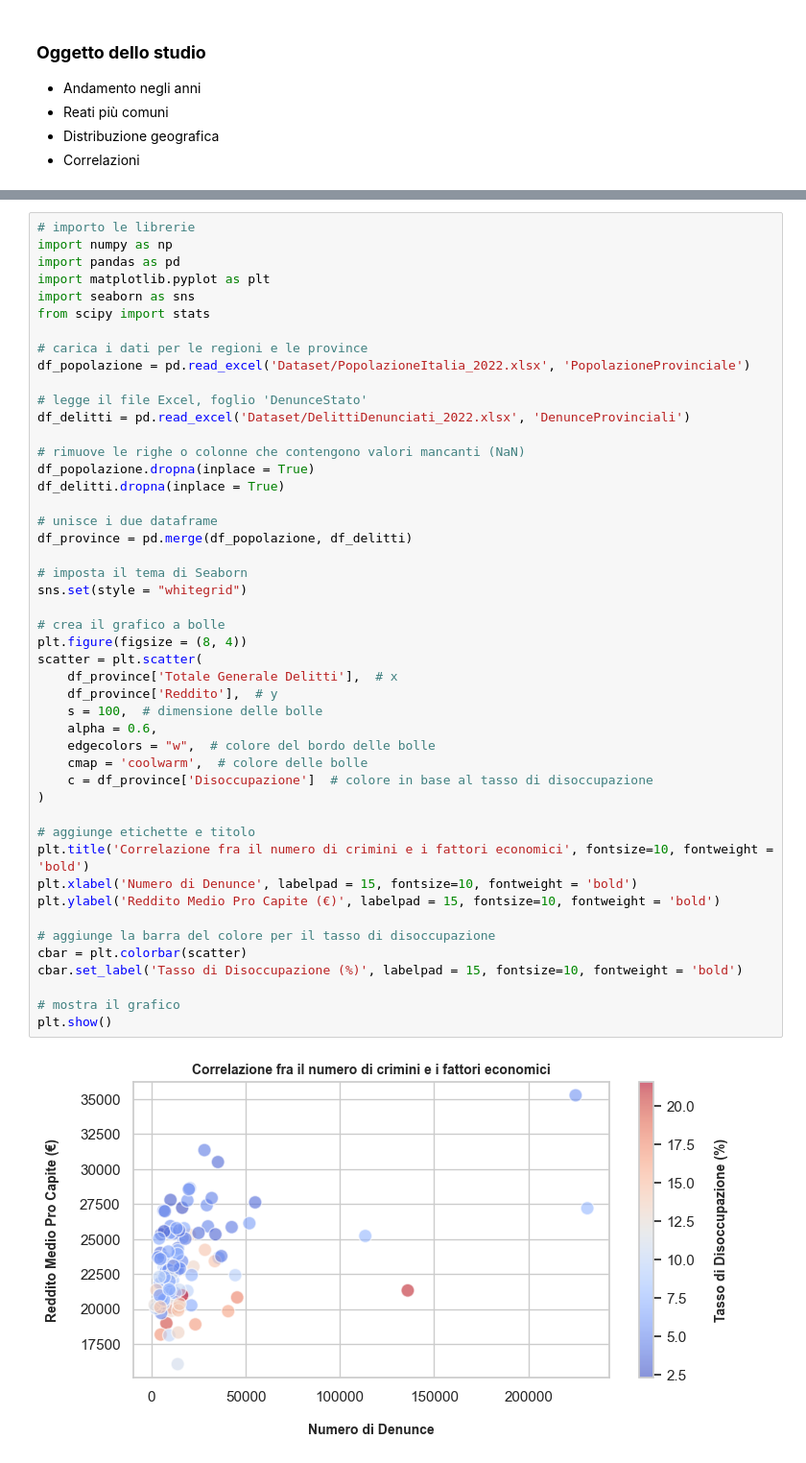
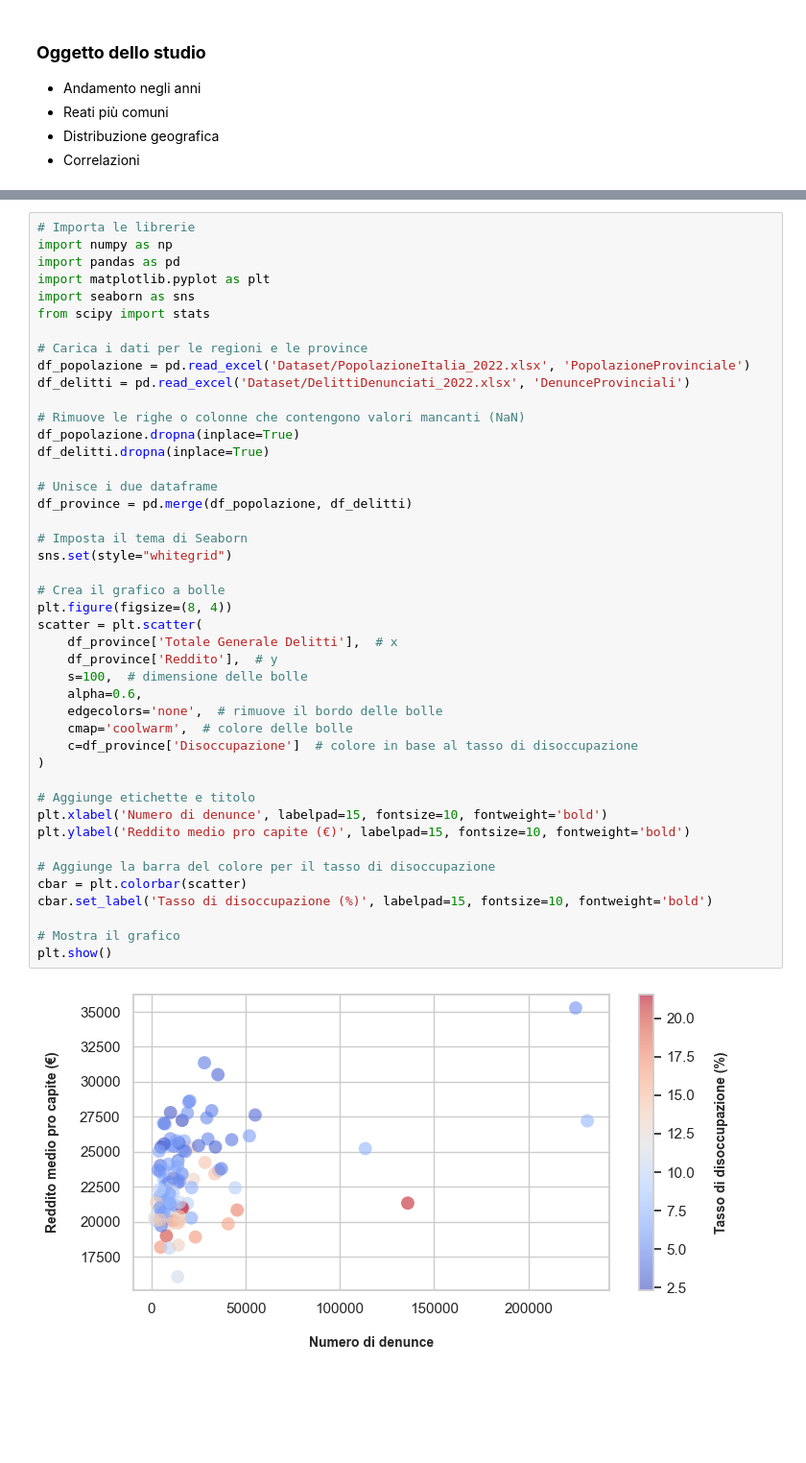
Before and after one commit to AlessioNicodemo/DelittiDenunciatiInItalia, a Jupyter notebook: CriminiInItalia.ipynb, the cells around one changed output, grey strips where cells are left out. Shown at 96% size. Saved outputs shown, nothing was run; the diff lists cells and outputs as text; blank space fills up the shorter version.

```diff
--- a/CriminiInItalia.ipynb
+++ b/CriminiInItalia.ipynb
@@ -807,50 +1390,47 @@ plt.show()
 </ul>
 # %%
-# importo le librerie
+# Importa le librerie
 import numpy as np
 import pandas as pd
 import matplotlib.pyplot as plt
 import seaborn as sns
 from scipy import stats
 
-# carica i dati per le regioni e le province
+# Carica i dati per le regioni e le province
 df_popolazione = pd.read_excel('Dataset/PopolazioneItalia_2022.xlsx', 'PopolazioneProvinciale')
-
-# legge il file Excel, foglio 'DenunceStato'
 df_delitti = pd.read_excel('Dataset/DelittiDenunciati_2022.xlsx', 'DenunceProvinciali')
 
-# rimuove le righe o colonne che contengono valori mancanti (NaN)
-df_popolazione.dropna(inplace = True)
-df_delitti.dropna(inplace = True)
+# Rimuove le righe o colonne che contengono valori mancanti (NaN)
+df_popolazione.dropna(inplace=True)
+df_delitti.dropna(inplace=True)
 
-# unisce i due dataframe
+# Unisce i due dataframe
 df_province = pd.merge(df_popolazione, df_delitti)
 
-# imposta il tema di Seaborn
-sns.set(style = "whitegrid")
+# Imposta il tema di Seaborn
+sns.set(style="whitegrid")
 
-# crea il grafico a bolle
-plt.figure(figsize = (8, 4))
+# Crea il grafico a bolle
+plt.figure(figsize=(8, 4))
 scatter = plt.scatter(
     df_province['Totale Generale Delitti'],  # x
     df_province['Reddito'],  # y
-    s = 100,  # dimensione delle bolle
-    alpha = 0.6,
-    edgecolors = "w",  # colore del bordo delle bolle
-    cmap = 'coolwarm',  # colore delle bolle
-    c = df_province['Disoccupazione']  # colore in base al tasso di disoccupazione
+    s=100,  # dimensione delle bolle
+    alpha=0.6,
+    edgecolors='none',  # rimuove il bordo delle bolle
+    cmap='coolwarm',  # colore delle bolle
+    c=df_province['Disoccupazione']  # colore in base al tasso di disoccupazione
 )
 
-# aggiunge etichette e titolo
-plt.title('Correlazione fra il numero di crimini e i fattori economici', fontsize=10, fontweight = 'bold')
-plt.xlabel('Numero di Denunce', labelpad = 15, fontsize=10, fontweight = 'bold')
-plt.ylabel('Reddito Medio Pro Capite (€)', labelpad = 15, fontsize=10, fontweight = 'bold')
+# Aggiunge etichette e titolo
+plt.xlabel('Numero di denunce', labelpad=15, fontsize=10, fontweight='bold')
+plt.ylabel('Reddito medio pro capite (€)', labelpad=15, fontsize=10, fontweight='bold')
 
-# aggiunge la barra del colore per il tasso di disoccupazione
+# Aggiunge la barra del colore per il tasso di disoccupazione
 cbar = plt.colorbar(scatter)
-cbar.set_label('Tasso di Disoccupazione (%)', labelpad = 15, fontsize=10, fontweight = 'bold')
+cbar.set_label('Tasso di disoccupazione (%)', labelpad=15, fontsize=10, fontweight='bold')
 
-# mostra il grafico
+# Mostra il grafico
 plt.show()
 # %% [output]
-[figure, old version]
+[figure, new version]
```
Also changed, not shown: parts of 43 cells of this notebook, 1 other file.
